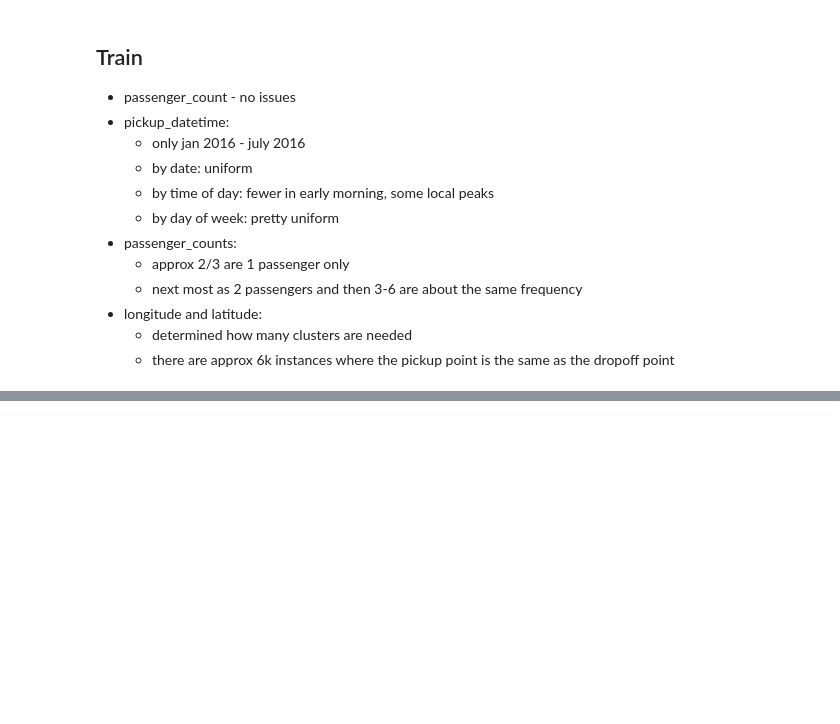
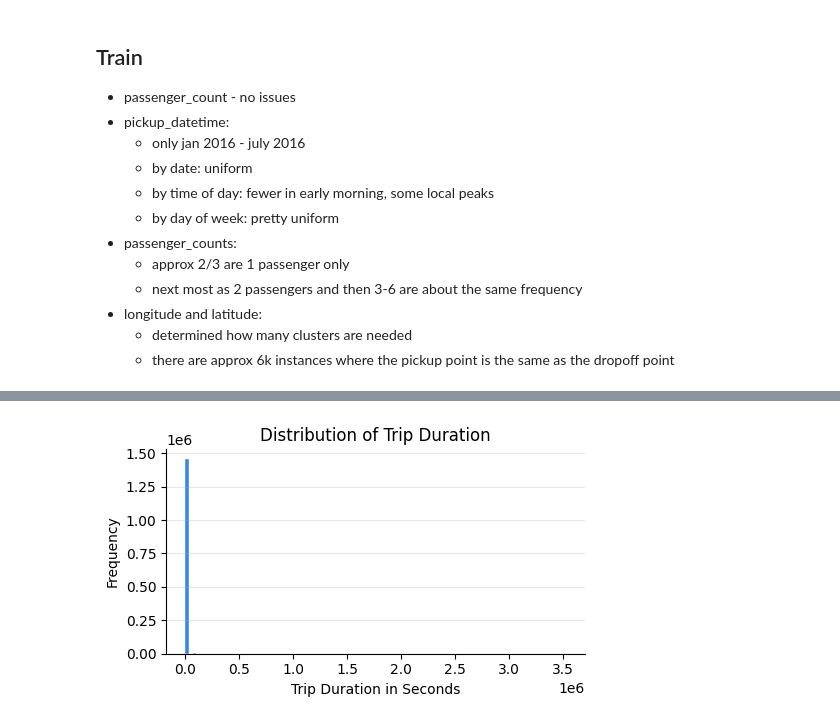
Before and after one commit to claricemottet/kaggle_NYC_taxi_times, a Jupyter notebook: exploratory_notebooks/data_exploration.ipynb, the cells around one changed output, grey strips where cells are left out. Cells and saved outputs as stored; diff of their text form; code cells hidden in the pictures; blank space fills up the shorter version.

```diff
--- a/exploratory_notebooks/data_exploration.ipynb
+++ b/exploratory_notebooks/data_exploration.ipynb
@@ -302,0 +386,19 @@ df_train.describe()
+# %%
+#histogram of trip_duration
+
+fig, ax = plt.subplots(figsize=(5, 3))
+
+ax.hist(df_train['trip_duration'], bins=100, color='#3987e5', edgecolor='white', linewidth=0.3)
+
+ax.set_title('Distribution of Trip Duration')
+ax.set_xlabel('Trip Duration in Seconds')
+ax.set_ylabel('Frequency')
+
+ax.spines['top'].set_visible(False)
+ax.spines['right'].set_visible(False)
+ax.grid(axis='y', alpha=0.3)
+
+plt.tight_layout()
+plt.show()
+# %% [output]
+[figure, added]
```
Also changed, not shown: parts of 14 cells of this notebook, 1 other file.
